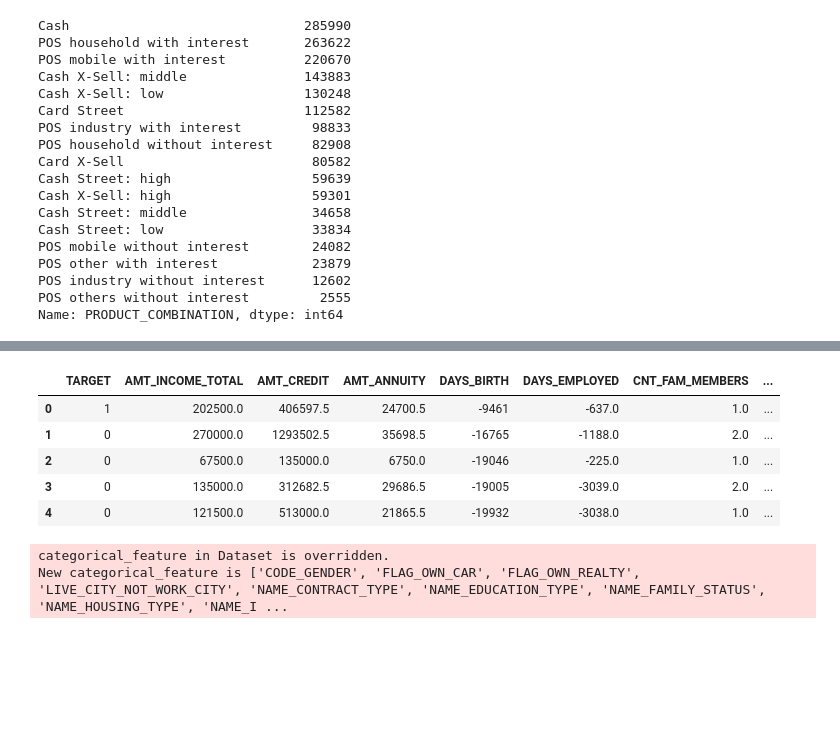
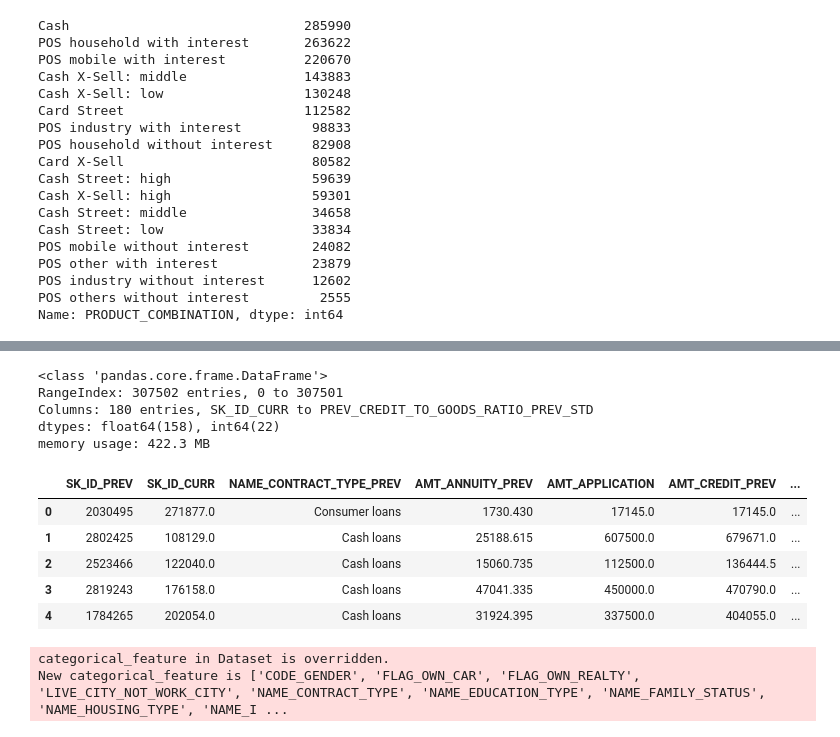
Before and after one commit to aminesnow/ML, a Jupyter notebook: python_applications/credit_default_risk/credit_default_risk_study.ipynb, the cells around one changed output, grey strips where cells are left out. Drawn from its saved outputs; the diff is of its cells as text; code cells hidden in the pictures; blank space fills up the shorter version.

Commit message:
model using previous_application features

```diff
--- a/python_applications/credit_default_risk/credit_default_risk_study.ipynb
+++ b/python_applications/credit_default_risk/credit_default_risk_study.ipynb
@@ -1998,8 +2007,7 @@ Name: PRODUCT_COMBINATION, dtype: int64
 # Replacing the 1000 years values since they are clearly meant to represent a null value
 previous_application.replace(365243, np.nan, inplace= True)
 # %%
-ASK_GRANTED_RATIO =  AMT_APPLICATION/AMT_CREDIT_PREV
-ASK_GRANTED_DIFF =  AMT_APPLICATION-AMT_CREDIT_PREV
-YEARS_TO_PAY = AMT_ANNUITY_PREV/AMT_CREDIT_PREV
-
-CREDIT_TO_GOODS_RATIO_PREV = AMT_CREDIT_PREV/AMT_GOODS_PRICE_PREV
+previous_application['ASK_GRANTED_RATIO'] = previous_application['AMT_APPLICATION']/previous_application['AMT_CREDIT_PREV']
+previous_application['ASK_GRANTED_DIFF'] = previous_application['AMT_APPLICATION']-previous_application['AMT_CREDIT_PREV']
+previous_application['YEARS_TO_PAY'] = previous_application['AMT_ANNUITY_PREV']/previous_application['AMT_CREDIT_PREV']
+previous_application['CREDIT_TO_GOODS_RATIO_PREV'] = previous_application['AMT_CREDIT_PREV']/previous_application['AMT_GOODS_PRICE_PREV']
@@ -2005,0 +2303,26 @@ CREDIT_TO_GOODS_RATIO_PREV = AMT_CREDIT_PREV/AMT_GOODS_PRICE_PREV
+# %%
+prev_cols_agg = {
+    'AMT_ANNUITY_PREV': ['min', 'max', 'mean'],
+    'AMT_APPLICATION': ['min', 'max', 'mean', 'sum'],
+    'AMT_CREDIT_PREV': ['min', 'max', 'mean', 'sum'],
+    'AMT_DOWN_PAYMENT_PREV': ['min', 'max', 'mean'],
+    'AMT_GOODS_PRICE_PREV': ['min', 'max', 'mean'],
+    'RATE_DOWN_PAYMENT': ['min', 'max', 'mean'],
+    'RATE_INTEREST_PRIMARY': ['min', 'max', 'mean'],
+    'RATE_INTEREST_PRIVILEGED': ['min', 'max', 'mean'],
+    'DAYS_DECISION': ['min', 'max', 'mean'],
+    'SELLERPLACE_AREA': ['min', 'max', 'mean'],
+    'CNT_PAYMENT': ['min', 'max', 'mean'],
+    'DAYS_FIRST_DRAWING': ['min', 'max', 'mean'],
+    'DAYS_FIRST_DUE': ['min', 'max', 'mean'],
+    'DAYS_LAST_DUE_1ST_VERSION': ['min', 'max', 'mean'],
+    'DAYS_LAST_DUE': ['min', 'max', 'mean'],
+    'DAYS_TERMINATION': ['min', 'max', 'mean'],
+    'NFLAG_INSURED_ON_APPROVAL': ['mean', 'std'],
+    'ASK_GRANTED_RATIO': ['min', 'max', 'mean', 'std'],
+    'ASK_GRANTED_DIFF': ['min', 'max', 'mean', 'std'],
+    'YEARS_TO_PAY': ['min', 'max', 'mean', 'std', 'sum'],
+    'CREDIT_TO_GOODS_RATIO_PREV': ['min', 'max', 'mean', 'std']
+}
+# %%
+previous_application, prev_stat_features = apply_agg(previous_application, prev_cols_agg, 'SK_ID_CURR', 'PREV')
@@ -2006,12 +2449,20 @@ CREDIT_TO_GOODS_RATIO_PREV = AMT_CREDIT_PREV/AMT_GOODS_PRICE_PREV
 # %%
-appl_train_bureau_proc.head()
+appl_train_bureau_proc.info()
 # %% [output]
-|  | TARGET | AMT_INCOME_TOTAL | AMT_CREDIT | AMT_ANNUITY | DAYS_BIRTH | DAYS_EMPLOYED | CNT_FAM_MEMBERS | ... |
-| 0 | 1 | 202500.0 | 406597.5 | 24700.5 | -9461 | -637.0 | 1.0 | ... |
-| 1 | 0 | 270000.0 | 1293502.5 | 35698.5 | -16765 | -1188.0 | 2.0 | ... |
-| 2 | 0 | 67500.0 | 135000.0 | 6750.0 | -19046 | -225.0 | 1.0 | ... |
-| 3 | 0 | 135000.0 | 312682.5 | 29686.5 | -19005 | -3039.0 | 2.0 | ... |
-| 4 | 0 | 121500.0 | 513000.0 | 21865.5 | -19932 | -3038.0 | 1.0 | ... |
+<class 'pandas.core.frame.DataFrame'>
+RangeIndex: 307502 entries, 0 to 307501
+Columns: 180 entries, SK_ID_CURR to PREV_CREDIT_TO_GOODS_RATIO_PREV_STD
+dtypes: float64(158), int64(22)
+memory usage: 422.3 MB
+# %%
+previous_application.head()
+# %% [output]
+|  | SK_ID_PREV | SK_ID_CURR | NAME_CONTRACT_TYPE_PREV | AMT_ANNUITY_PREV | AMT_APPLICATION | AMT_CREDIT_PREV | ... |
+| 0 | 2030495 | 271877.0 | Consumer loans | 1730.430 | 17145.0 | 17145.0 | ... |
+| 1 | 2802425 | 108129.0 | Cash loans | 25188.615 | 607500.0 | 679671.0 | ... |
+| 2 | 2523466 | 122040.0 | Cash loans | 15060.735 | 112500.0 | 136444.5 | ... |
+| 3 | 2819243 | 176158.0 | Cash loans | 47041.335 | 450000.0 | 470790.0 | ... |
+| 4 | 1784265 | 202054.0 | Cash loans | 31924.395 | 337500.0 | 404055.0 | ... |
 # %%
 avg_score, fprs, tprs, roc_aucs, feat_importance = lightgbm_model(appl_train_bureau_proc,categorical_features+['AGE_BIN'],150)
 # %% [output]
```
Also changed, not shown: parts of 92 cells of this notebook.
